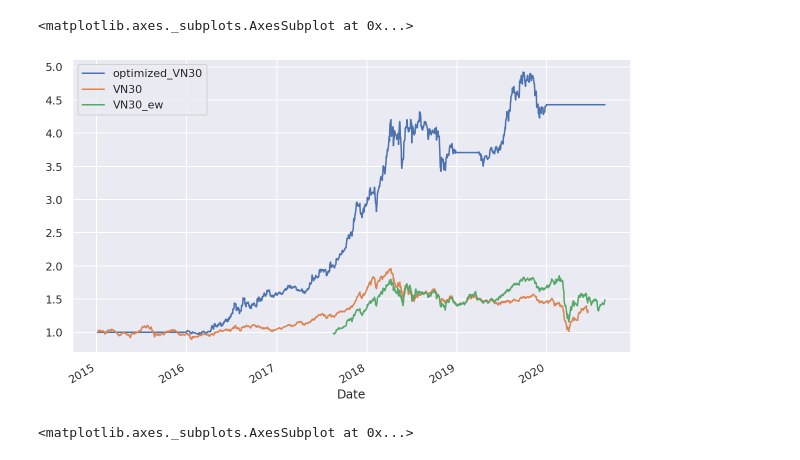
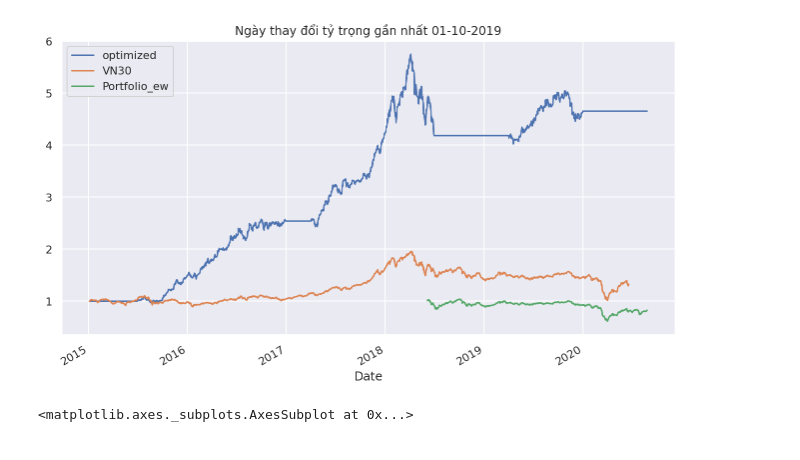
Before and after one commit to lf2foce/quant, a Jupyter notebook: markowitz_chuẩn.ipynb, the cells around one changed output. Saved outputs shown, nothing was run; the diff lists cells and outputs as text; code cells hidden in the pictures.

```diff
--- a/markowitz_chuẩn.ipynb
+++ b/markowitz_chuẩn.ipynb
@@ -11,3 +9,13 @@ import seaborn as sns
 pd.set_option('display.max_columns', None)
 sns.set(rc={'figure.figsize':(10,6)})
 %config InlineBackend.figure_format = 'retina'
+# %%
+import pandas as pd
+portfolio_api = pd.read_json("https://danhmuc.herokuapp.com/lists/1/risk_analysis.json")
+rails = pd.DataFrame(portfolio_api)
+tickers = []
+for i in range(len(rails.security)):
+  tickers.append(rails.security[i]['ticker'])
+tickers
+portfolio_api.list_id.unique().tolist()
+print(portfolio_api)
@@ -14,14 +34,15 @@ sns.set(rc={'figure.figsize':(10,6)})
 # %%
 start_date = '2012-01-04'
-#vn30 = [ 'VNM', 'DXG']
-vn30 = [ 'VIC',  'VPB', 'MWG']
-#vn30 = [ 'VCB', 'CTG', 'BID', 'ACB', 'MBB', 'SHB'] # underperform
-#vn30 = ["BID", "BVH", "CTD", "CTG", "EIB", "FPT", "GAS", "HDB", "HPG", "MBB", "MSN", "MWG", "NVL", "PLX", "PNJ", "POW", "REE", "ROS", "SAB", "SBT", "SSI", "STB", "TCB", "VCB", "VHM", "VIC", "VJC", "VNM", "VPB", "VRE"]
-numstocks = len(vn30)
+#stock_list = tickers
+#stock_list = [ 'VNM', 'DXG']
+#stock_list = [ 'VIC',  'VCB', 'MWG', 'HPG', 'PNJ', 'REE', 'FPT']
+#stock_list = [ 'VCB', 'CTG', 'BID', 'ACB', 'MBB', 'SHB'] # underperform
+stock_list = ["BID", "BVH", "CTD", "CTG", "EIB", "FPT", "GAS", "HDB", "HPG", "MBB", "MSN", "MWG", "NVL", "PLX", "PNJ", "POW", "REE", "ROS", "SAB", "SBT", "SSI", "STB", "TCB", "VCB", "VHM", "VIC", "VJC", "VNM", "VPB", "VRE"]
+numstocks = len(stock_list)
 data_index = pd.read_csv('/content/drive/My Drive/data_analyst/data_index2012.csv')
 data_index = data_index[['Ticker', 'Date', 'Close', 'AdjRatio']] #, 'Shares'
 data_index['Date'] = pd.to_datetime(data_index['Date'], format='%Y-%m-%d')
-data_index = data_index[ (data_index.Ticker.isin(vn30)) & (data_index['Date'] >= start_date) ] #& (data_index['Date'] < '2020-04-01')
+data_index = data_index[ (data_index.Ticker.isin(stock_list)) & (data_index['Date'] >= start_date) ] #& (data_index['Date'] < '2020-04-01')
 data_index['Adj_Close'] = data_index['Close'] / data_index['AdjRatio']
 #data_index['Mcap'] = data_index['Close'] * data_index['Shares']
 print(data_index.tail(5))
@@ -135,21 +152,25 @@ vn30_ew  = data_index_pivot.ffill().copy()
 vn30_returns = vn30_ew.pct_change()
 vn30_weghts_ew = np.repeat(1/numstocks, numstocks) #bị sai vì chưa đủ 30 mã
 vn30_port_returns = vn30_returns.dot(vn30_weghts_ew)
-vn30_port_returns_df = pd.DataFrame({"VN30_ew": vn30_port_returns})
+vn30_port_returns_df = pd.DataFrame({"Portfolio_ew": vn30_port_returns})
 # %%
 index_price = pd.read_excel('/content/drive/My Drive/data_analyst/index_price.xlsx')[['Date','Ticker', 'Close']]
 index_price['Date'] = pd.to_datetime(index_price['Date'], format='%Y-%m-%d')
 vn30_index = index_price[index_price['Ticker'] == 'VN30'][['Date', 'Close']].set_index('Date').rename(columns={'Close': 'VN30'})
 # %%
 type(portfolio)
-portfolio_df = pd.DataFrame({"optimized_VN30": portfolio})
+portfolio_df = pd.DataFrame({"optimized": portfolio})
 #portfolio_df
 combine_portfolio = pd.merge(portfolio_df, vn30_index.pct_change(), on='Date', how='left')
 #merge tiep vn30_ew, kha nang bi sai, thieu ma
 combine_portfolio = pd.merge(combine_portfolio, vn30_port_returns_df, on='Date', how='left')
-# %%
-(combine_portfolio+1).cumprod().plot()
-# %% [output]
-<matplotlib.axes._subplots.AxesSubplot at 0x...>
-[figure, removed]
+# %%
+last_reb_date = weights_dfs.Date.max().strftime('%d-%m-%Y')  #, %r
+(combine_portfolio+1).cumprod().plot(title="Ngày thay đổi tỷ trọng gần nhất {}".format(last_reb_date))
+
+fig1 = plt.gcf()
+fig1.set_size_inches(11,6)
+fig1.savefig('mkw.jpg',dpi=120,bbox_inches='tight')
+# %% [output]
+[figure, added]
 # %%
```
Also changed, not shown: parts of 21 cells of this notebook.
